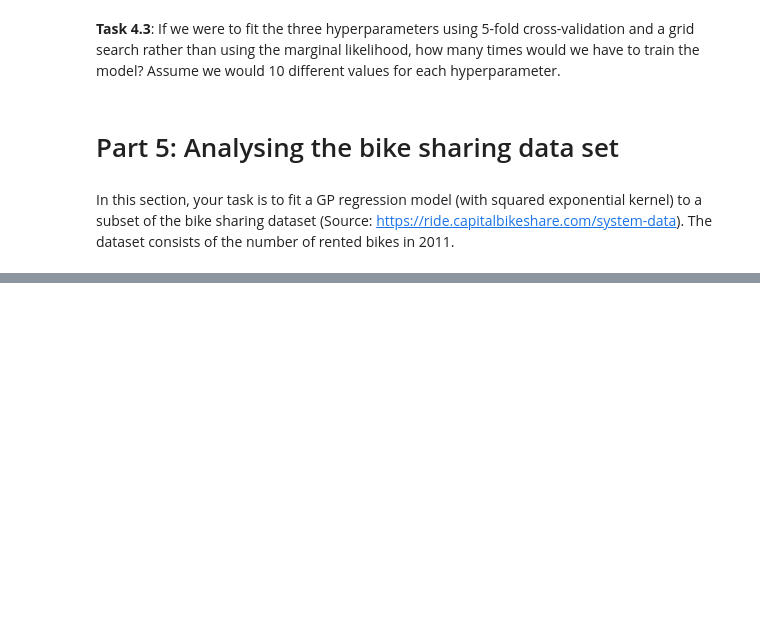
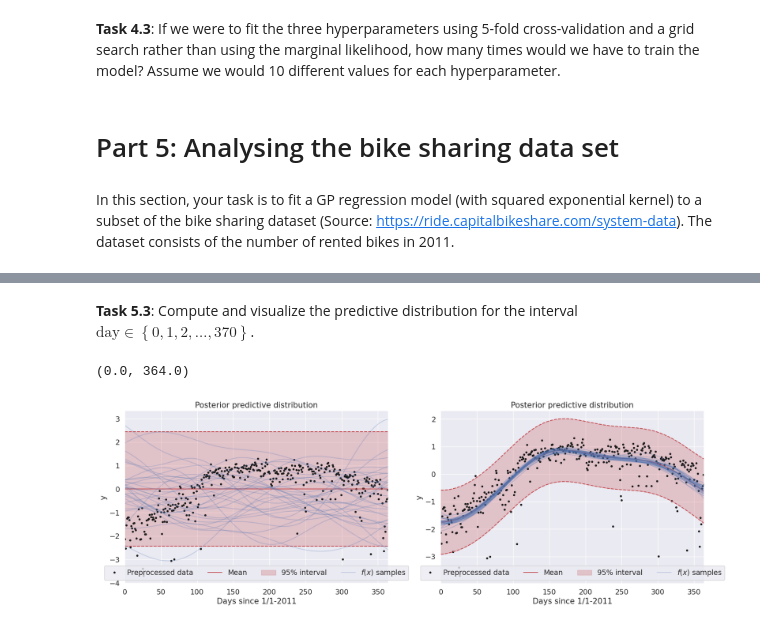
Before and after one commit to Cerlog/02477-exam-prep, a Jupyter notebook: Petr/WEEK_5/ex5_handout.ipynb, the cells around one changed output, grey strips where cells are left out. Saved outputs shown, nothing was run; the diff lists cells and outputs as text; code cells hidden in the pictures; blank space fills up the shorter version.

```diff
--- a/Petr/WEEK_5/ex5_handout.ipynb
+++ b/Petr/WEEK_5/ex5_handout.ipynb
@@ -1084 +1370,43 @@ ax.set(xlabel='Days since 1/1-2011', ylabel='Bike count');
 **Task 5.2**: Estimate the hyperparameters of a Gaussian process regression model with a squared exponential kernel from the preprocessed data. Report the estimated values of each hyperparameter.
+# %%
+kernel = StationaryIsotropicKernel(kernel_fun=squared_exponential)
+
+gp_prior_bike = GaussianProcessRegression(jnp.zeros((0, 1)), jnp.zeros((0, 1)), kernel)
+gp = GaussianProcessRegression(X, y, kernel)
+
+theta0_bike = jnp.array([1.0, 1.0, 50.0])
+
+theta_hat_bike = optimize_hyperparameters(gp=gp, theta_init=theta0_bike)
+
+#gp_prior_bike.set_hyperparameters(*theta_hat)
+gp.set_hyperparameters(*theta_hat_bike)
+gp_prior_bike.set_hyperparameters(*theta_hat_bike)
+
+# *theta_hat means argument unpacking (splatting), used to pass multiple elements from an iterable
+# (tuple, array) as separate positional arguments to a function or method
+# %% [markdown]
+**Task 5.3**: Compute and visualize the predictive distribution for the interval $\text{day} \in \left\lbrace 0, 1, 2, \dots, 370 \right\rbrace$.
+# %%
+x_star_bike = jnp.arange(0, 370)[:, None]
+
+#mu_prior_bike, Sigma_prior_bike = gp_prior_bike.predict_f(x_star_bike)
+mu_post_bike, Sigma_post_bike = gp.predict_f(x_star_bike)
+mu_prior_bike, Sigma_post_bike = gp_prior_bike.predict_f(x_star_bike)
+# plot
+fig, ax = plt.subplots(1, 2, figsize=(20, 6))
+
+ax[0].plot(X, y, 'k.', label='Preprocessed data')
+plot_with_uncertainty(ax[0], x_star_bike, gp_prior_bike, title='Posterior predictive distribution', num_samples=30)
+ax[0].legend(loc='lower center', ncol=4)
+ax[0].set(xlabel='Days since 1/1-2011', ylabel='y')
+ax[0].set_xlim(X.min(), X.max())
+
+
+ax[1].plot(X, y, 'k.', label='Preprocessed data')
+plot_with_uncertainty(ax[1], x_star_bike, gp, title='Posterior predictive distribution', num_samples=30)
+ax[1].legend(loc='lower center', ncol=4)
+ax[1].set(xlabel='Days since 1/1-2011', ylabel='y')
+ax[1].set_xlim(X.min(), X.max())
+# %% [output]
+(0.0, 364.0)
+[figure, added]
```
Also changed, not shown: parts of 12 cells of this notebook, 1 other file.
